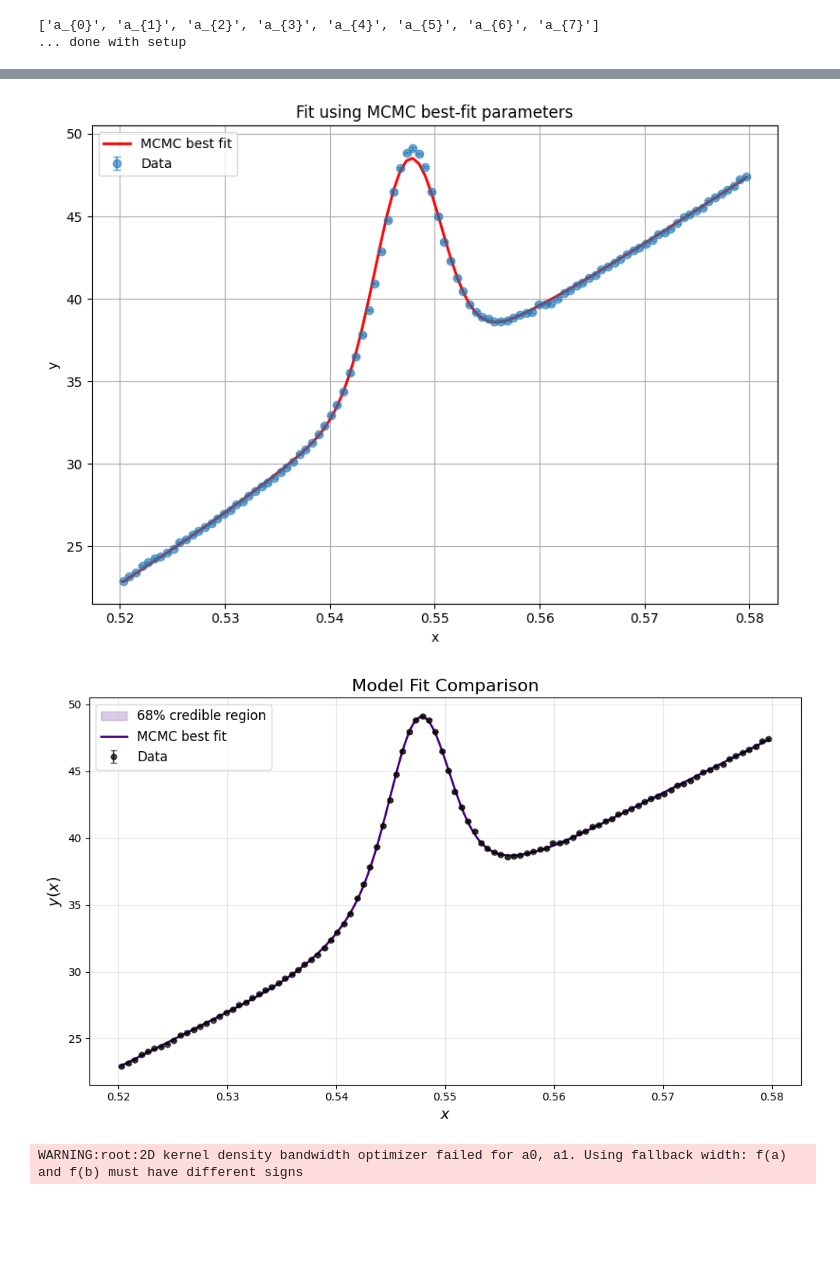
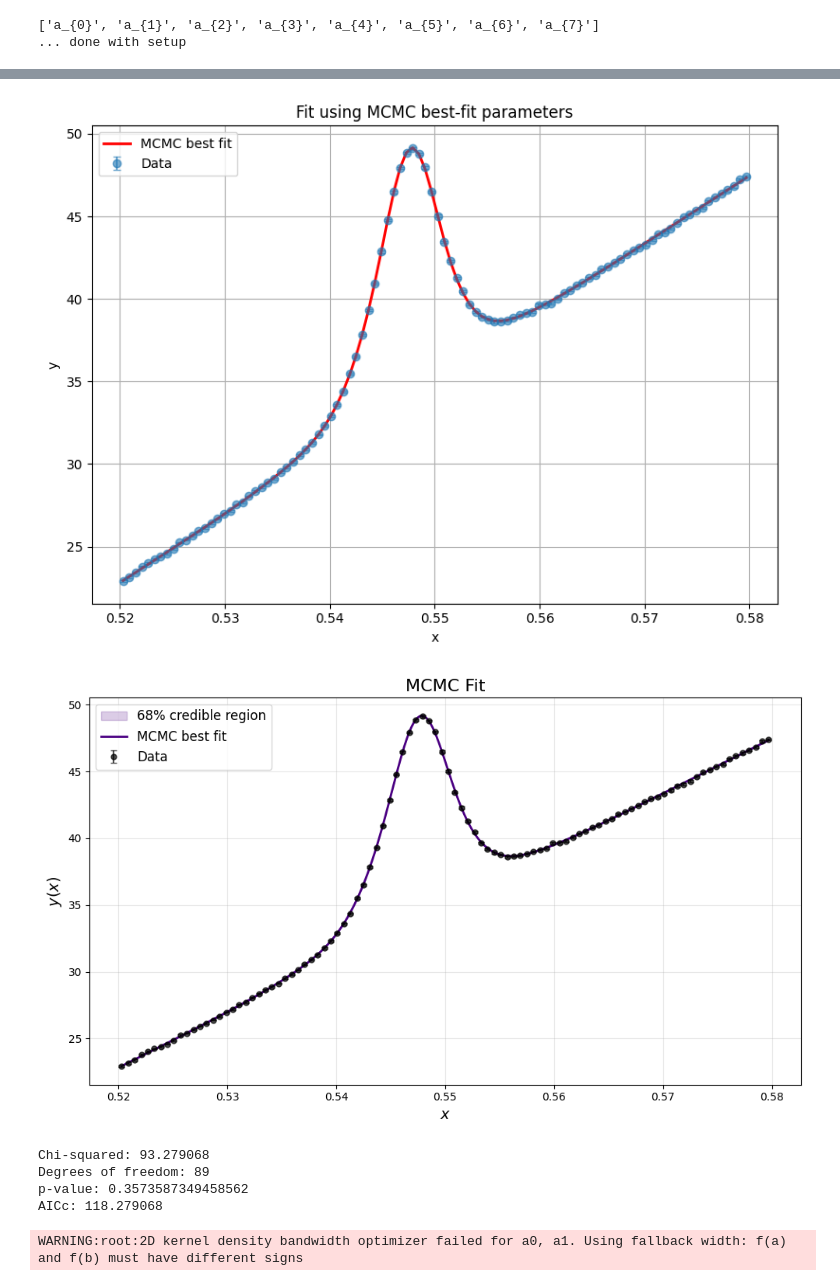
Before and after one commit to avantika2408/Data-Analysis-and-Model-Fitting, a Jupyter notebook: mcmc.ipynb, the cells around one changed output, grey strips where cells are left out. Drawn from its saved outputs; the diff is of its cells as text; code cells hidden in the pictures; blank space fills up the shorter version.

Commit message:
added mcmc reced

```diff
--- a/mcmc.ipynb
+++ b/mcmc.ipynb
@@ -291,17 +596,20 @@ columns = {
     "a5":8,
     "a6":9,
     "a7":10,
+    "a8":11,
+    "a9":12,
+    "a10":13,
     "minuslogprior": 8
 }
 
 # List of parameters you want to plot
-params_text = ["a0", "a1", "a2", "a3", "a4","a5","a6", "a7"]
+params_text = ["a0", "a1", "a2", "a3", "a4","a5","a6", "a7","a8","a9", "a10"]
 
 # Plot each parameter vs steps
 plt.figure(figsize=(15, 2.5 * len(params_text)))
 for i, p in enumerate(params_text):
     plt.subplot(len(params_text), 1, i + 1)
-    plt.plot(data[:, columns[p]])
+    plt.plot(data[:, columns[p]], "r:")
     # plt.xlim((150000,175000))
     plt.ylabel(p)
     plt.xlabel("Step")
@@ -384,7 +695,7 @@ if Show_Cobaya:
 
     for i, idx in enumerate(indices):
         params_i = sample[2:2+dim, idx]
-        poly_boot[i] = model(x, *params_i)
+        poly_boot[i] = triplegauss(x, *params_i)
 
     poly_16pc = np.percentile(poly_boot, 16, axis=0)
     poly_84pc = np.percentile(poly_boot, 84, axis=0)
@@ -444,10 +865,10 @@ import matplotlib.pyplot as plt
 # y = np.array([...])
 # err = np.array([...])
 
-# MCMC best fit values from the image
-params_mcmc = [13.1097, 0.5475, 0.0031, 1.3179, 0.5465, 0.0086, -191.9483, 412.7886]
-# MCMC standard deviations (1σ uncertainties)
-errors_mcmc = [0.4540, 0.0001, 0.0001, 4.3729, 0.0095, 0.0239, 4.3226, 9.6283]
+# # MCMC best fit values from the image
+# params_mcmc = [13.1097, 0.5475, 0.0031, 1.3179, 0.5465, 0.0086, -191.9483, 412.7886]
+# # MCMC standard deviations (1σ uncertainties)
+# errors_mcmc = [0.4540, 0.0001, 0.0001, 4.3729, 0.0095, 0.0239, 4.3226, 9.6283]
 
 def model(x, A1, mu1, sig1, A2, mu2, sig2, a0, a1):
     gauss1 = A1 * np.exp(-((x - mu1)**2) / (2 * sig1**2))
@@ -456,7 +877,7 @@ def model(x, A1, mu1, sig1, A2, mu2, sig2, a0, a1):
     return gauss1 + gauss2 + cheby
 
 # Generate best-fit model
-y_fit = model(x, *params_mcmc)
+y_fit = triplegauss(x, *mcmc_best)
 
 # Plotting
 plt.figure(figsize=(8,6))
@@ -471,7 +892,7 @@ plt.legend()
 plt.tight_layout()
 plt.show()
 # %% [output]
-[figure, old version]
+[figure, new version]
 # %%
 
 mcmc_best_original = mcmc_best
@@ -479,37 +900,65 @@ mcmc_best_original = mcmc_best
 # Rescale all samples for posterior prediction
 samples_original = gd_sample.samples[:, :dim]
 # Generate predictions (using original-scale model)
 x_plot = np.linspace(x.min(), x.max(), 500)
-best_fit = model(x_plot, *mcmc_best_original)
+best_fit = triplegauss(x_plot, *mcmc_best_original)
 
 # Posterior predictive (using a subset of samples)
-predicted = np.array([model(x_plot, *params) for params in samples_original[:1000]])
+predicted = np.array([triplegauss(x_plot, *params) for params in samples_original[:1000]])
 
 # Calculate confidence bands
 lower = np.percentile(predicted, 16, axis=0)
 upper = np.percentile(predicted, 84, axis=0)
 
 # Plotting
 plt.figure(figsize=(10,6))
 plt.fill_between(x_plot, lower, upper, color='indigo', alpha=0.2,
                  label='68% credible region')
 plt.plot(x_plot, best_fit, '-', color='indigo', lw=2,
          label='MCMC best fit')
 plt.errorbar(x, y, yerr=err, fmt='o', ms=5, capsize=3,
              label='Data', color='black', alpha=0.7)
 
 
 
 
 plt.xlabel('$x$', fontsize=14)
 plt.ylabel('$y(x)$', fontsize=14)
-plt.title('Model Fit Comparison', fontsize=16)
+plt.title('MCMC Fit', fontsize=16)
 plt.legend(fontsize=12)
 plt.grid(True, alpha=0.3)
 plt.tight_layout()
 plt.show()
+
+def chi2(y, data, sigma,x):
+    chi = np.sum(((data-y)/sigma)**2)
+    dof = len(x) - 8
+    return chi
+
+from scipy.stats import chi2 as chi2_dist
+
+chi2_val = mcmc_chi2
+dof = len(x) - len(paramtriple)
+
+p_value = chi2_dist.sf(chi2_val, dof)  # This gives the p-value
+
+print("Chi-squared:", mcmc_chi2)
+print("Degrees of freedom:", dof)
+print("p-value:", p_value)
+# Compute AIC and AICc
+m = len(paramtriple)  # Number of parameters in triplegauss
+n = len(x)            # Number of data points
+
+
+aicc = chi2_val + (2 * m * n) / (n - m - 1)
+
+print("AICc:", aicc)
 # %% [output]
-[figure, old version]
+[figure, new version]
+Chi-squared: 93.279068
+Degrees of freedom: 89
+p-value: 0.3573587349458562
+AICc: 118.279068
 # %%
 import numpy as np
 import matplotlib.pyplot as plt
```
Also changed, not shown: parts of 11 cells of this notebook.
